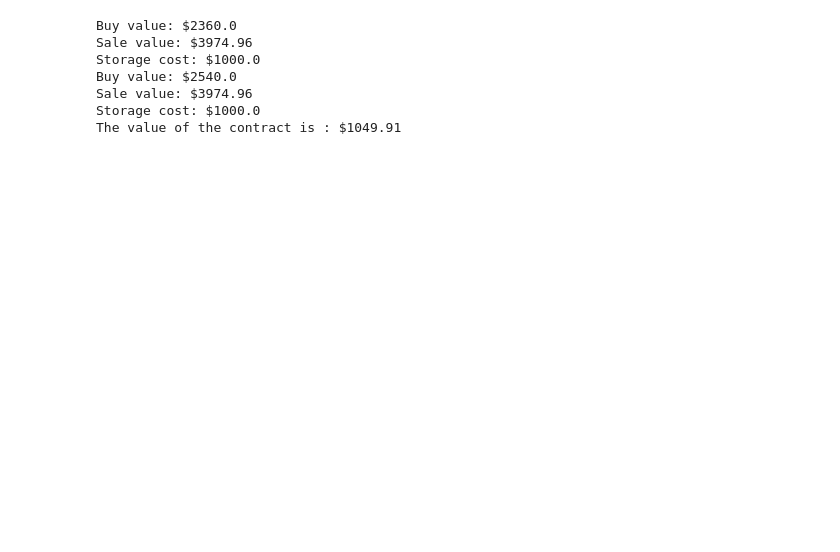
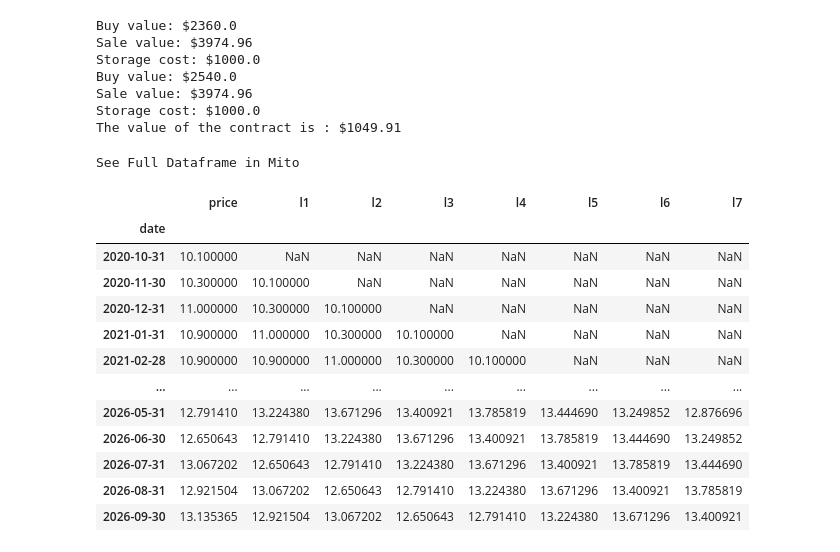
Before and after one commit to arjundoshi221/JPMC_Quant_Research, a Jupyter notebook: task2/code/pricing.ipynb, the cells around one changed output. Drawn from its saved outputs; the diff is of its cells as text; code cells hidden in the pictures; blank space fills up the shorter version.

```diff
--- a/task2/code/pricing.ipynb
+++ b/task2/code/pricing.ipynb
@@ -144,3 +145,51 @@ Buy value: $2540.0
 Sale value: $3974.96
 Storage cost: $1000.0
 The value of the contract is : $1049.91
+# %%
+
+
+def create_lagged_dataset(data, lags=[1], column_name='price', date_column='date'):
+    """
+    Create a lagged dataset from a single column of data.
+
+    Parameters:
+        data (pd.DataFrame): Input DataFrame with date as index.
+        lags (list of int): List of lag values to create columns for.
+        column_name (str): Name of the column containing the prices.
+        date_column (str): Name of the column containing date values.
+
+    Returns:
+        pd.DataFrame: A DataFrame with lagged columns and the original column.
+    """
+    df = data.copy()
+    # df.reset_index(inplace=True)
+
+    for lag in lags:
+        df[f'l{lag}'] = df[column_name].shift(lag)
+
+    # df.set_index(date_column, inplace=True)
+
+    return df
+
+# Example usage:
+
+
+lag_values = [1, 2, 3, 4,5,6,7]  # User-defined lag values
+lagged_data = create_lagged_dataset(df, lags=lag_values, column_name='price', date_column='date')
+
+lagged_data
+# %% [output]
+See Full Dataframe in Mito
+|  | price | l1 | l2 | l3 | l4 | l5 | l6 | l7 |
+| date |  |  |  |  |  |  |  |  |
+| 2020-10-31 | 10.100000 | NaN | NaN | NaN | NaN | NaN | NaN | NaN |
+| 2020-11-30 | 10.300000 | 10.100000 | NaN | NaN | NaN | NaN | NaN | NaN |
+| 2020-12-31 | 11.000000 | 10.300000 | 10.100000 | NaN | NaN | NaN | NaN | NaN |
+| 2021-01-31 | 10.900000 | 11.000000 | 10.300000 | 10.100000 | NaN | NaN | NaN | NaN |
+| 2021-02-28 | 10.900000 | 10.900000 | 11.000000 | 10.300000 | 10.100000 | NaN | NaN | NaN |
+| ... | ... | ... | ... | ... | ... | ... | ... | ... |
+| 2026-05-31 | 12.791410 | 13.224380 | 13.671296 | 13.400921 | 13.785819 | 13.444690 | 13.249852 | 12.876696 |
+| 2026-06-30 | 12.650643 | 12.791410 | 13.224380 | 13.671296 | 13.400921 | 13.785819 | 13.444690 | 13.249852 |
+| 2026-07-31 | 13.067202 | 12.650643 | 12.791410 | 13.224380 | 13.671296 | 13.400921 | 13.785819 | 13.444690 |
+| 2026-08-31 | 12.921504 | 13.067202 | 12.650643 | 12.791410 | 13.224380 | 13.671296 | 13.400921 | 13.785819 |
+| 2026-09-30 | 13.135365 | 12.921504 | 13.067202 | 12.650643 | 12.791410 | 13.224380 | 13.671296 | 13.400921 |
```
Also changed, not shown: parts of 12 cells of this notebook, 1 other file.
